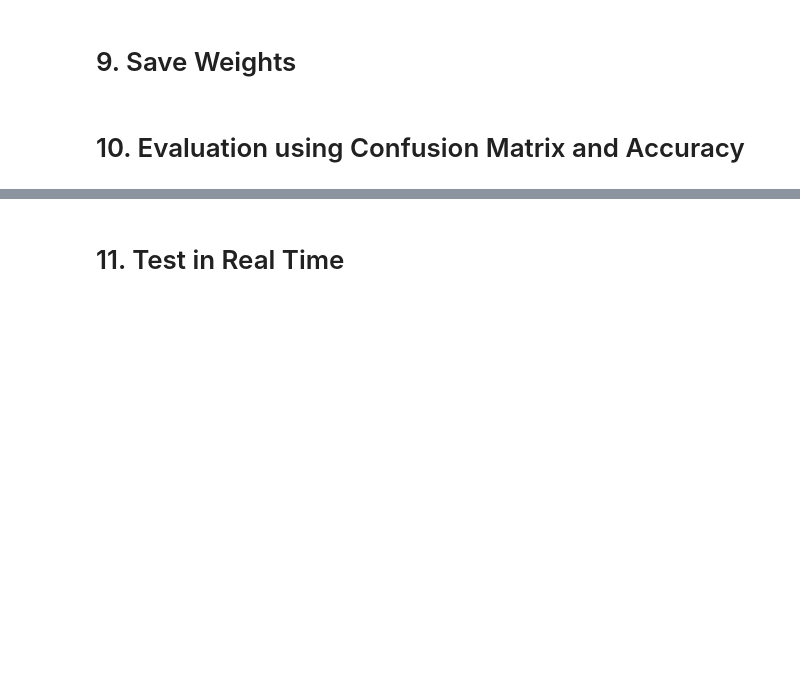
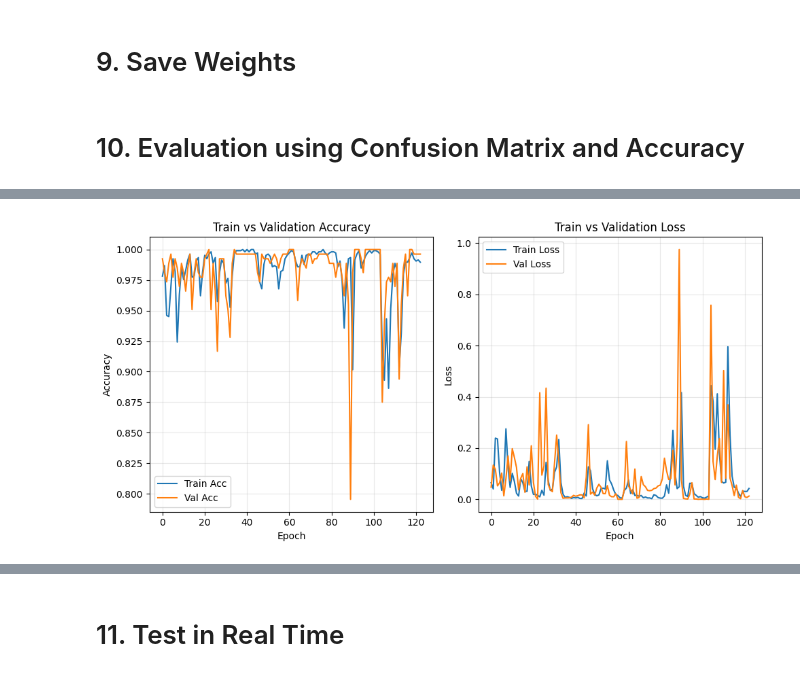
Before and after one commit to Emman0027/SignSpeakPH, a Jupyter notebook: notebooks/Action Detection Refined_noholistic.ipynb, the cells around one changed output, grey strips where cells are left out. Saved outputs shown, nothing was run; the diff lists cells and outputs as text; code cells hidden in the pictures; blank space fills up the shorter version.

Commit message:
added validation accuracy

```diff
--- a/notebooks/Action Detection Refined_noholistic.ipynb
+++ b/notebooks/Action Detection Refined_noholistic.ipynb
@@ -606,0 +683,9 @@ accuracy_score(ytrue, yhat)
+# %%
+
+history = model.fit(
+    X_train, y_train,
+    epochs=2000,
+    validation_data=(X_test, y_test),
+    callbacks=[tb_callback, early_stop],
+    verbose=1
+)
@@ -606,0 +710,29 @@ accuracy_score(ytrue, yhat)
+# %%
+import matplotlib.pyplot as plt
+
+plt.figure(figsize=(10, 5))
+
+# Accuracy
+plt.subplot(1, 2, 1)
+plt.plot(history.history['categorical_accuracy'], label='Train Acc')
+plt.plot(history.history['val_categorical_accuracy'], label='Val Acc')
+plt.xlabel('Epoch')
+plt.ylabel('Accuracy')
+plt.title('Train vs Validation Accuracy')
+plt.legend()
+plt.grid(True, alpha=0.3)
+
+# Loss
+plt.subplot(1, 2, 2)
+plt.plot(history.history['loss'], label='Train Loss')
+plt.plot(history.history['val_loss'], label='Val Loss')
+plt.xlabel('Epoch')
+plt.ylabel('Loss')
+plt.title('Train vs Validation Loss')
+plt.legend()
+plt.grid(True, alpha=0.3)
+
+plt.tight_layout()
+plt.show()
+# %% [output]
+[figure, added]
```
Also changed, not shown: parts of 24 cells of this notebook, 2 other files.
